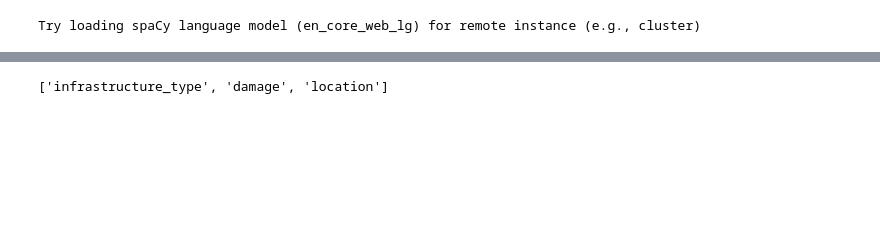
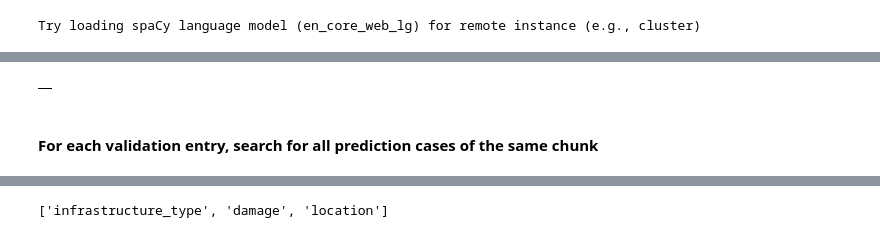
Before and after one commit to SWN-group-at-TU-Berlin/CI-impacts-information-retrieval, a Jupyter notebook: notebooks/llm_evaluation.ipynb, the cells around one changed output, grey strips where cells are left out. Saved outputs shown, nothing was run; the diff lists cells and outputs as text; code cells hidden in the pictures; blank space fills up the shorter version.

```diff
--- a/notebooks/llm_evaluation.ipynb
+++ b/notebooks/llm_evaluation.ipynb
@@ -98,7 +112,7 @@ Name: citation_id, Length: 356, dtype: object
 # !uv run python -m spacy download en_core_web_lg
 
 # os.chdir("/home/a-buch/Documents/TUB_DWN/_PROJECTS/CI-impacts-information-retrieval")
-nlp = spacy.load("en_core_web_lg")
+# nlp = spacy.load("en_core_web_lg")
 # %%
 ## load english model with word vectors included
 s.SPACY_MODEL = "en_core_web_lg"
@@ -140,0 +509,4 @@ def cosine_similarity(vector_a, vector_b):
+# %%
+df_pred_valid_smltry_all
+# %% [output]
+|  |
@@ -141,3 +560,5 @@ def cosine_similarity(vector_a, vector_b):
+# %% [markdown]
+#### For each validation entry, search for all prediction cases of the same chunk
 # %%
 ## get same impact entries
 columns_valid = ["ci1_type", "ci1_damage", "ci1_location"]
```
Also changed, not shown: parts of 24 cells of this notebook, 1 other file.
